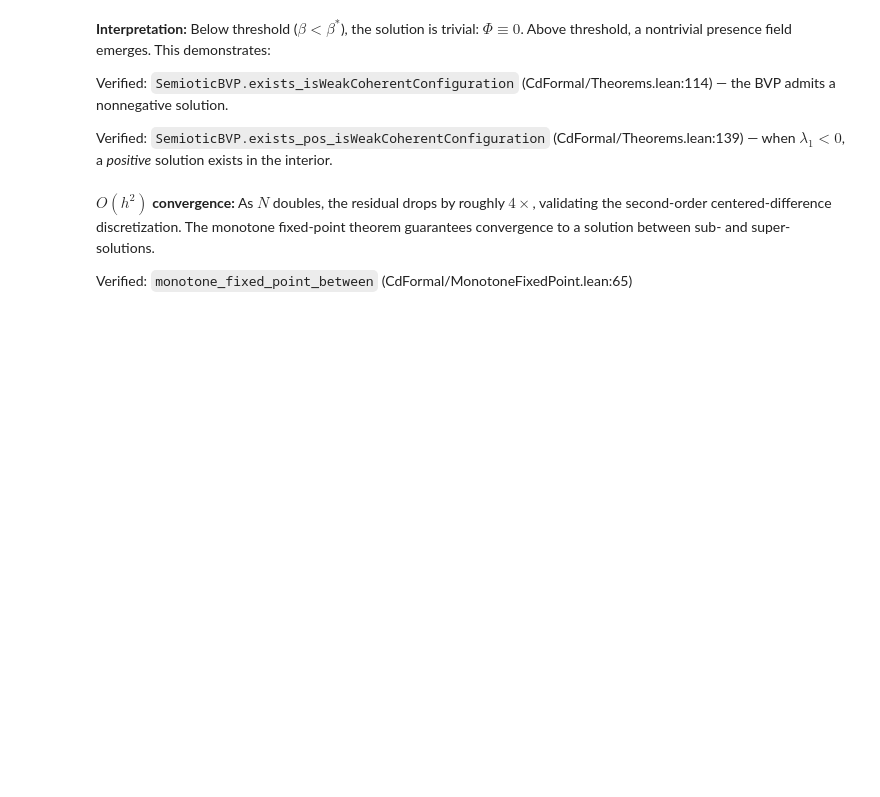
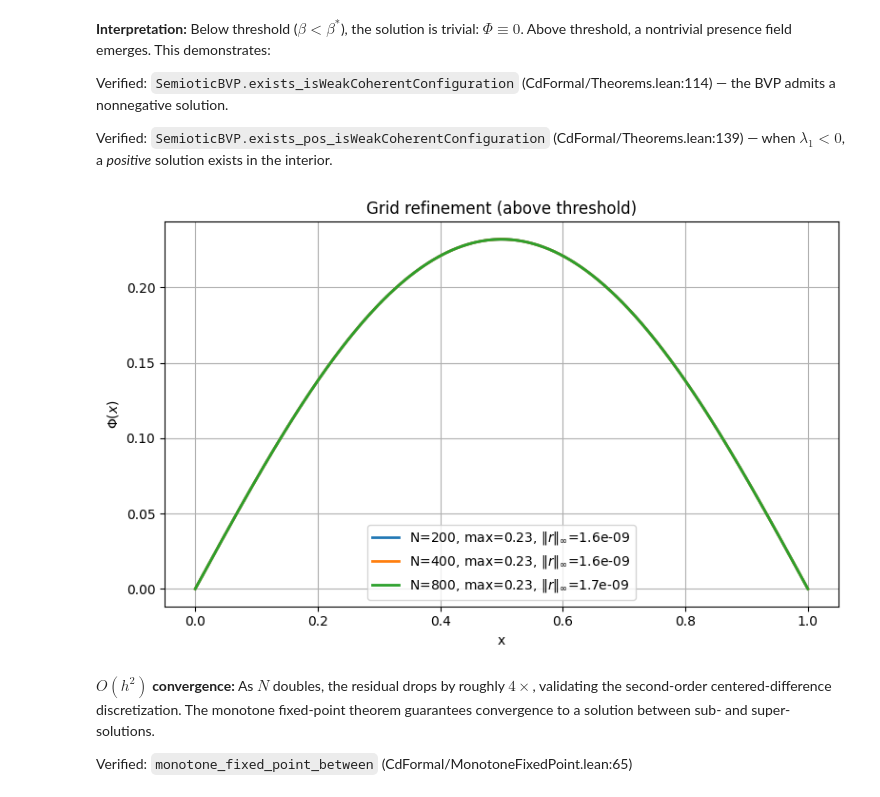
Before and after one commit to Project-Navi/navi-creative-determinant, a Jupyter notebook: notebooks/cd_pde_demo.ipynb, the cells around one changed output. Cells and saved outputs as stored; diff of their text form; code cells hidden in the pictures; blank space fills up the shorter version.

```diff
--- a/notebooks/cd_pde_demo.ipynb
+++ b/notebooks/cd_pde_demo.ipynb
@@ -187,18 +199,22 @@ Verified: `SemioticBVP.exists_pos_isWeakCoherentConfiguration` (CdFormal/Theorem
 # %%
 # Grid refinement (above threshold)
 Ns = [200, 400, 800]
 plt.figure()
 for Nn in Ns:
     xN, PhiN, infoN = cd.solve_1d_picard(L, Nn, a=a, beta_b=beta_above * b, c=c, p=p)
     resN = cd.residual_1d(xN, PhiN, a=a, beta_b=beta_above * b, c=c, p=p)
     rinf = float(np.linalg.norm(resN, np.inf))
-    plt.plot(xN, PhiN, linewidth=2, label=rf"N={Nn}, max={PhiN.max():.2g}, $\|r\|_\infty$={rinf:.1e}")
+    plt.plot(
+        xN, PhiN, linewidth=2, label=rf"N={Nn}, max={PhiN.max():.2g}, $\|r\|_\infty$={rinf:.1e}"
+    )
 plt.xlabel("x")
 plt.ylabel(r"$\Phi(x)$")
 plt.title("Grid refinement (above threshold)")
 plt.legend()
 plt.tight_layout()
 plt.show()
+# %% [output]
+[figure, added]
 # %% [markdown]
 **$O(h^2)$ convergence:** As $N$ doubles, the residual drops by roughly $4\times$, validating the second-order centered-difference discretization. The monotone fixed-point theorem guarantees convergence to a solution between sub- and super-solutions.
 
```
Also changed, not shown: parts of 11 cells of this notebook, 1 other file.
